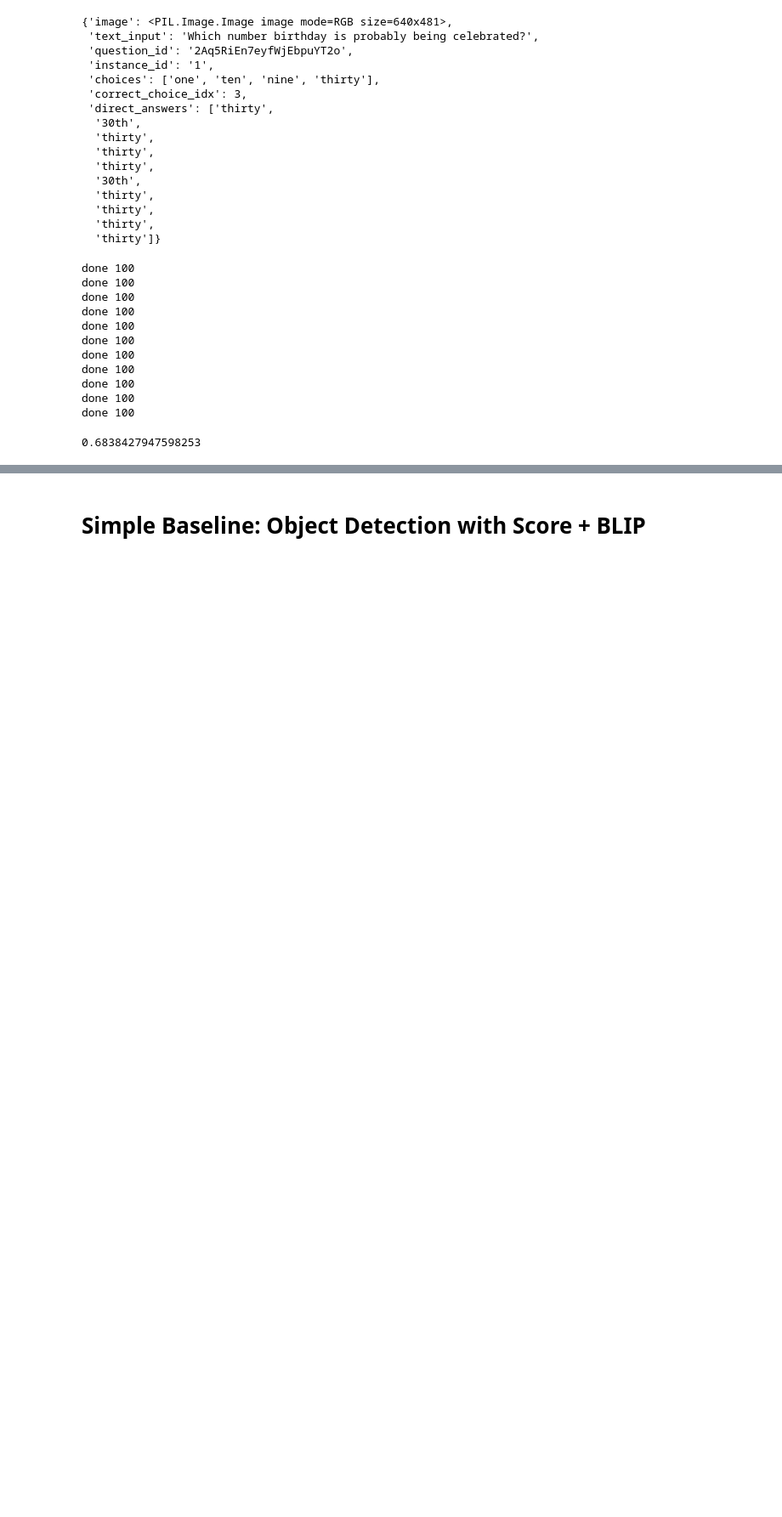
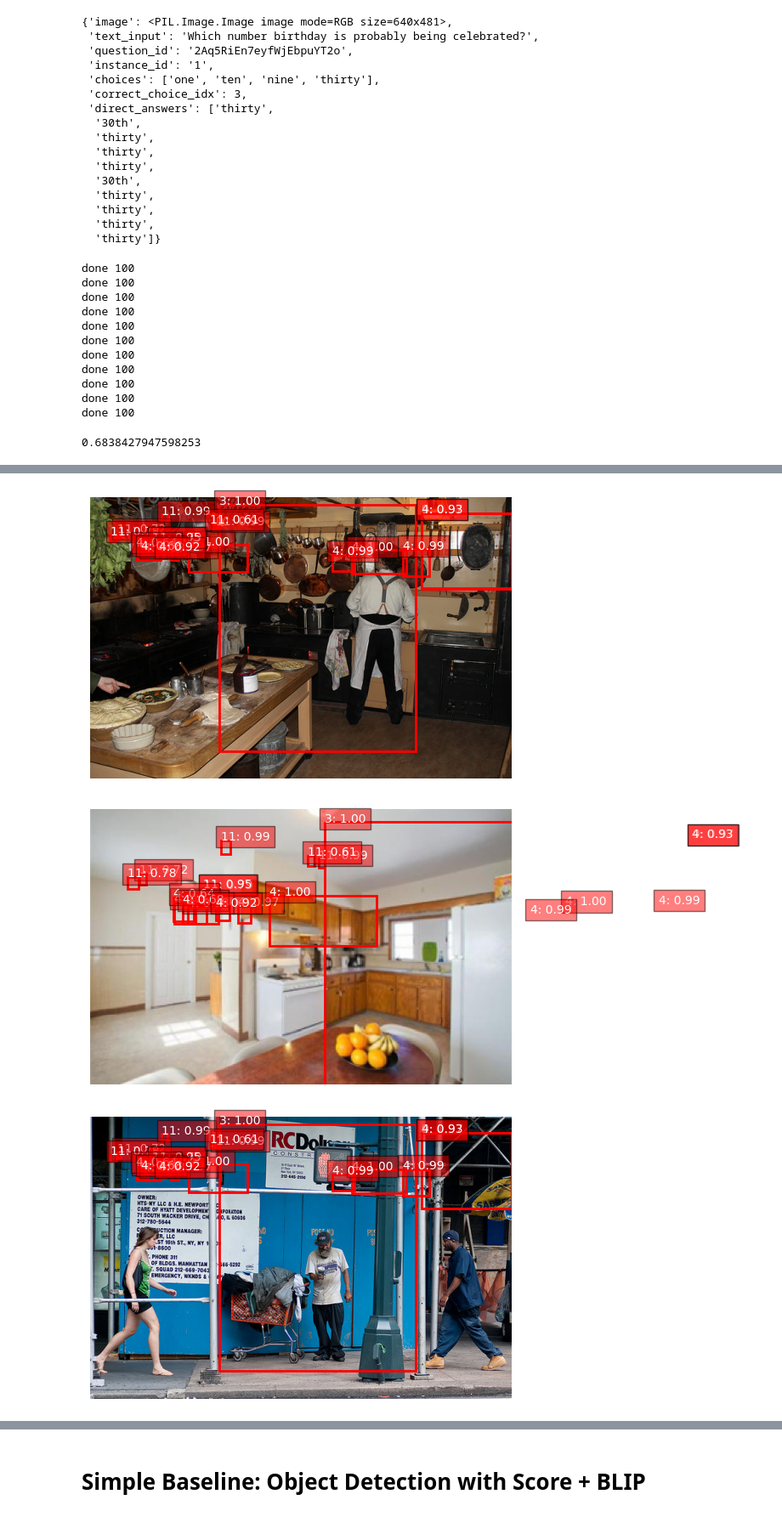
Before and after one commit to zianpan/11777-nxt, a Jupyter notebook: baseline/BLIP/baselines.ipynb, the cells around one changed output, grey strips where cells are left out. Shown at 85% size. Saved outputs shown, nothing was run; the diff lists cells and outputs as text; code cells hidden in the pictures; blank space fills up the shorter version.

```diff
--- a/baseline/BLIP/baselines.ipynb
+++ b/baseline/BLIP/baselines.ipynb
@@ -156,0 +258,14 @@ acc/i
+# %%
+import fiftyone as fo
+# The directory containing the source images
+data_path = "/content/lavis/coco/objs/val2017/"
+
+# The path to the COCO labels JSON file
+labels_path = "/content/lavis/coco/objs/annotations/instances_val2017.json"
+
+# Import the dataset
+dataset = fo.Dataset.from_dir(
+    dataset_type=fo.types.COCODetectionDataset,
+    data_path=data_path,
+    labels_path=labels_path,
+)
@@ -156,0 +459,26 @@ acc/i
+# %%
+import matplotlib.pyplot as plt
+
+for idx in range(5):
+    img_id = coco.getImgIds()[idx]
+    img_info = coco.loadImgs(img_id)[0]
+    image_path = os.path.join(image_dir, img_info["file_name"])
+    image = Image.open(image_path).convert("RGB")
+
+    plt.imshow(image)
+    plt.axis('off')
+
+    # Overlay predictions
+    for score, label, box in zip(results["scores"], results["labels"], results["boxes"]):
+        # if score > 0.5:  # only consider high-confidence predictions
+            box = box.tolist()
+            plt.gca().add_patch(plt.Rectangle((box[0], box[1]), box[2] - box[0], box[3] - box[1],
+                                                fill=False, color='red', linewidth=2))
+            plt.text(box[0], box[1], f"{model.config.id2label[label.item()]}: {score:.2f}",
+                     fontsize=10, color='white', bbox=dict(facecolor='red', alpha=0.5))
+
+    plt.show()
+# %% [output]
+[figure, added]
+[figure, added]
+[figure, added]
```
Also changed, not shown: parts of 22 cells of this notebook.
